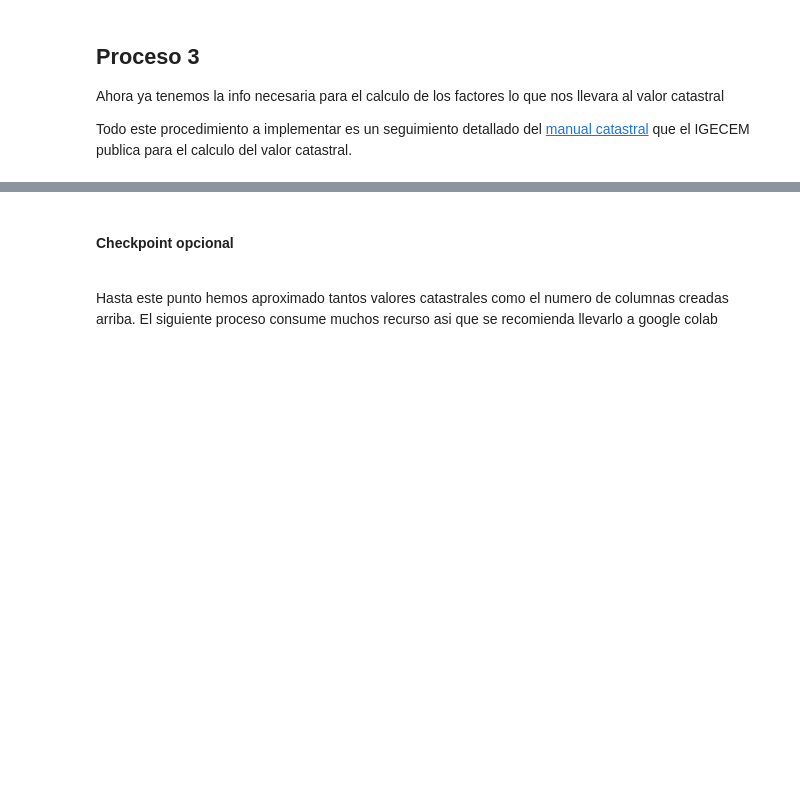
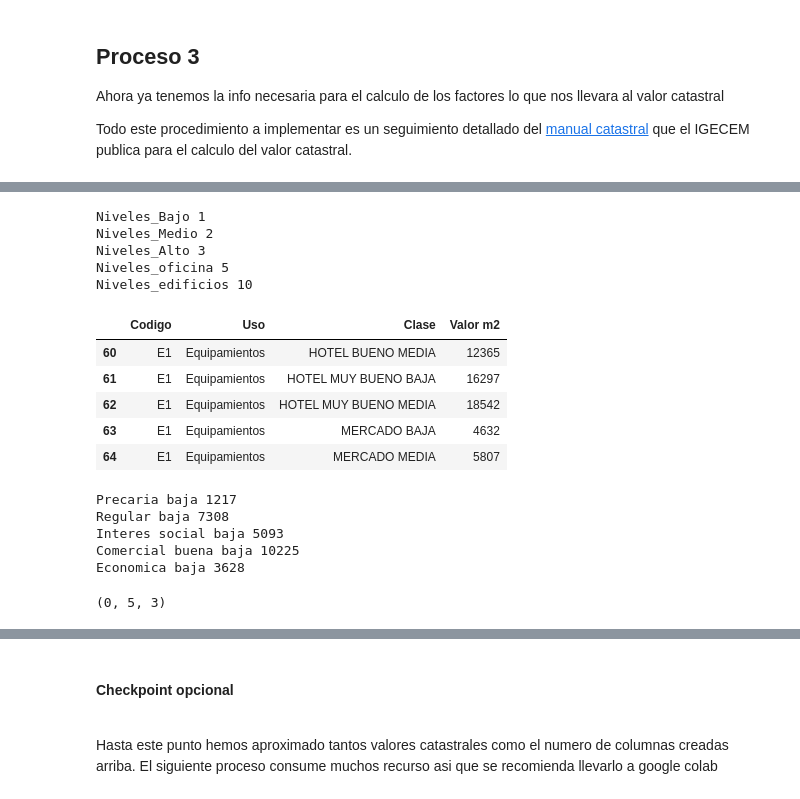
Before and after one commit to DiosLara/Newst_codes, a Jupyter notebook: Valor_Catastral/Calculo_valor_catastro.ipynb, the cells around one changed output, grey strips where cells are left out. Drawn from its saved outputs; the diff is of its cells as text; code cells hidden in the pictures; blank space fills up the shorter version.

```diff
--- a/Valor_Catastral/Calculo_valor_catastro.ipynb
+++ b/Valor_Catastral/Calculo_valor_catastro.ipynb
@@ -466,5 +503,11 @@ datos['Comercial buena'].value_counts()
 # %%
-# Categorizar superficies
-for key, val in dict_intervalos.items():
-    print(key, val)
-    datos[key] = datos[col_area_modelo].map(lambda x: Categorizar_por_intervalos(x, val[0], val[1]) )
+# Poner niveles
+for key,val in dict_niveles.items():
+    print(key,val)
+    datos[key] = val
+# %% [output]
+Niveles_Bajo 1
+Niveles_Medio 2
+Niveles_Alto 3
+Niveles_oficina 5
+Niveles_edificios 10
@@ -516,10 +514,49 @@ for key, val in dict_vu_construccion.items():
+# %%
+path_vu_construccion = './Data/Valores unitarios Construccion.xlsx'
+df_construccion = pd.read_excel(path_vu_construccion)
+df_construccion.tail()
+# %% [output]
+|  | Codigo | Uso | Clase | Valor m2 |
+| 60 | E1 | Equipamientos | HOTEL BUENO MEDIA | 12365 |
+| 61 | E1 | Equipamientos | HOTEL MUY BUENO BAJA | 16297 |
+| 62 | E1 | Equipamientos | HOTEL MUY BUENO MEDIA | 18542 |
+| 63 | E1 | Equipamientos | MERCADO BAJA | 4632 |
+| 64 | E1 | Equipamientos | MERCADO MEDIA | 5807 |
+# %%
+# Poner valores unitarios de construccion
+
+cols_vu_cons = np.array([])
+usar = 'baja'  # baja, media, alta
+
+
+for tipo in datos['Tipo'].unique():
+    # print(tipo)
+    tipo = str(tipo).replace(' ','')
+    if tipo == '0':
+        tipo = 'H4'
+    df_aux = df_construccion.loc[df_construccion['Codigo']==tipo]
+    for clase, val in df_aux[['Clase','Valor m2']].values:
+        if str(clase).endswith(usar):
+            print(clase, val)
+            datos.loc[(datos['Tipo']==tipo), clase] = val
+            cols_vu_cons = np.append(cols_vu_cons,clase)
+            del clase, val
+        else:
+            continue
+    del df_aux
+# %% [output]
+Precaria baja 1217
+Regular baja 7308
+Interes social baja 5093
+Comercial buena baja 10225
+Economica baja 3628
 # %%
 # Obtenemos las columnas de altura, nivel, y valores
 cols_altura = np.array([])
 cols_nivel = np.array([])
 cols_valor_uni = np.array([])
 cols_const = np.array([])
-datos.fillna(0, inplace=True)
+#datos.fillna(0, inplace=True)
 
 for col in datos:
     if col.lower().strip().startswith('altura'):
@@ -528,9 +565,11 @@ for col in datos:
         cols_nivel = np.append(cols_nivel, col)
     elif col.lower().strip().startswith('val'):
         cols_valor_uni = np.append(cols_valor_uni,col)
-    elif col in list(vu_const['Categoría']):
-        cols_const = np.append(cols_const,col)
-len(cols_altura), len(cols_nivel), len(cols_valor_uni), len(cols_const)
+    # elif col in list(vu_const['Clase']):
+    #     cols_const = np.append(cols_const,col)
+len(cols_altura), len(cols_nivel), len(cols_valor_uni),# len(cols_const)
+# %% [output]
+(0, 5, 3)
 # %%
 # Campos faltantes
 datos['Frente_base'] = datos['Frente']
```
Also changed, not shown: parts of 81 cells of this notebook, 7 other files.
